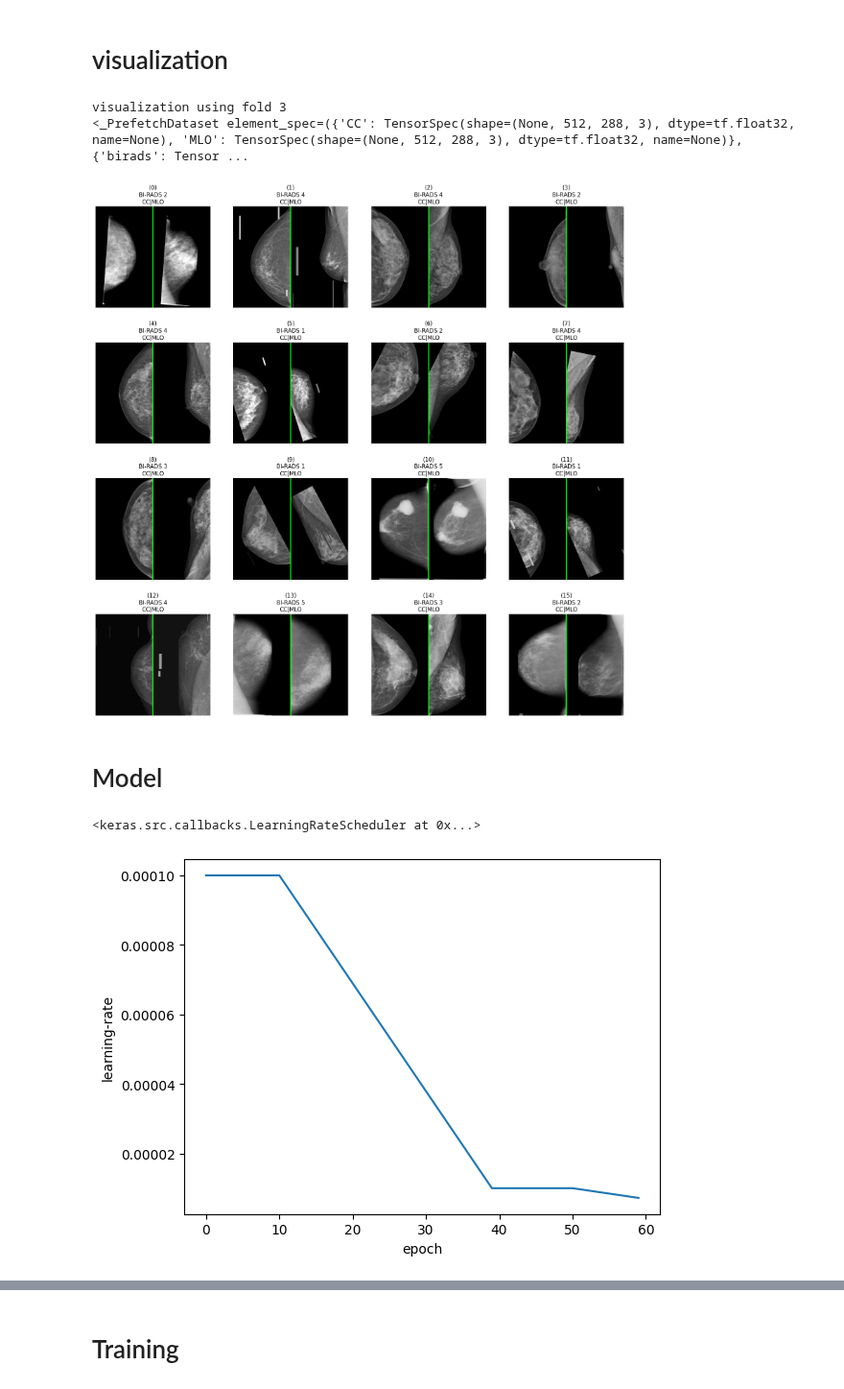
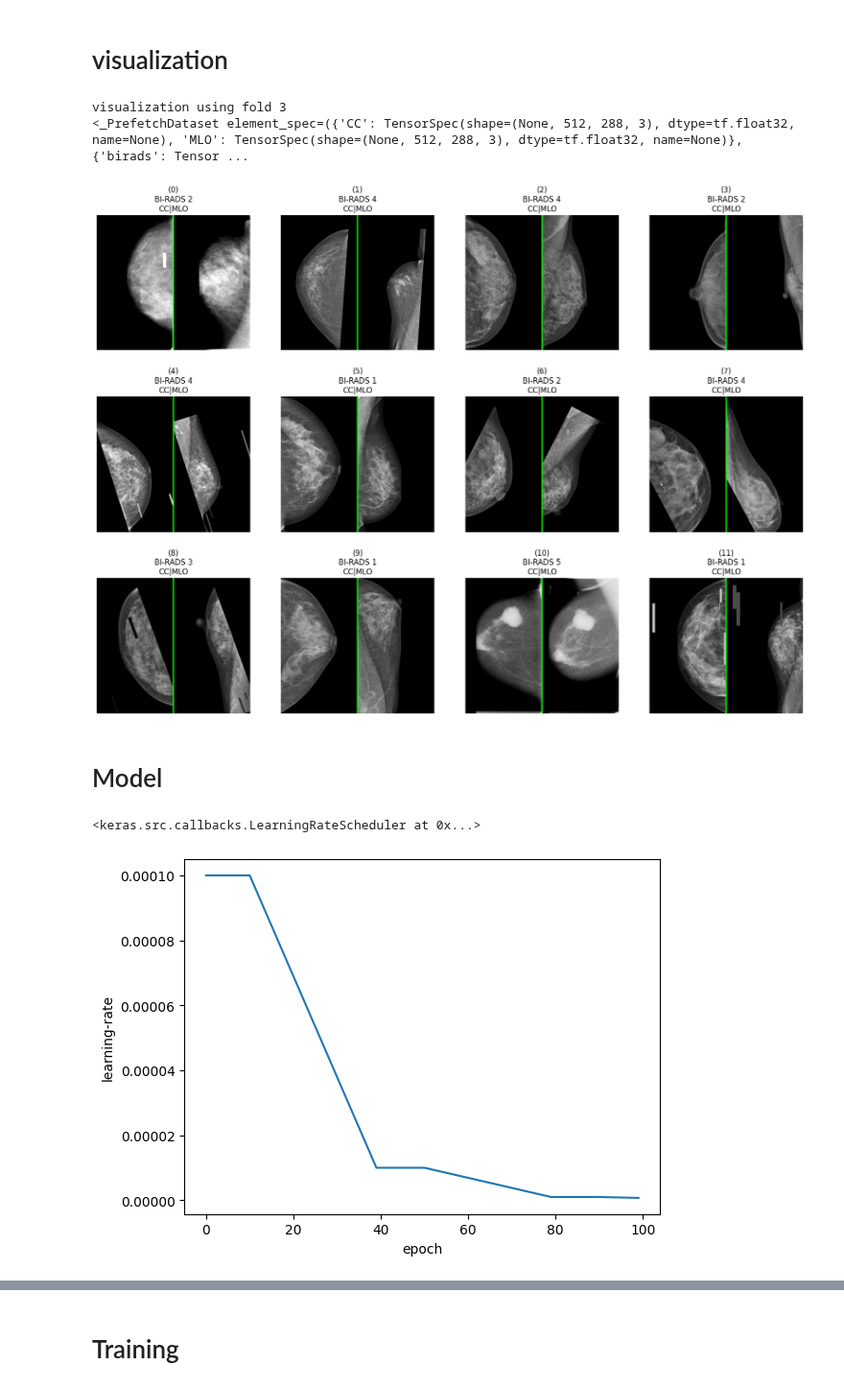
Before and after one commit to yunama47/Klasifikasi-Mammografi, a Jupyter notebook: kaggle_training_notebook.ipynb, the cells around one changed output, grey strips where cells are left out. Shown at 96% size. Cells and saved outputs as stored; diff of their text form; code cells hidden in the pictures.

```diff
--- a/kaggle_training_notebook.ipynb
+++ b/kaggle_training_notebook.ipynb
@@ -40,7 +40,7 @@ class D:
 
     #param for dataset
     image_size = (512,288)
-    batch_size = 2
+    batch_size = 12
     shuffle_buffer = 3000
     ds_type = "vindr-mammo" # {"all", "vindr-ammo", "cbis-ddsm"}
     dataset_balancing = "balanced"
@@ -57,13 +57,13 @@ class D:
     fusion_stage = 4
     fusion_index = 0
     fc_layers_depth = 1
-    fc_layers_dims = 64
+    fc_layers_dims = 32
 
     #param for training
     logs_dir="train_log"
-    epoch = 60
+    epoch = 40
     k = 4 # {3, 4, 5}
-    val_fold = 4 # {0 - (k-1)}
+    val_fold = 3 # {0 - (k-1)}
     lr = 1e-4
     loss_fn = lambda: {"birads":keras.losses.CategoricalCrossentropy(from_logits=True),
 #                        "compact":keras.losses.CategoricalCrossentropy(from_logits=True),
@@ -83,7 +83,6 @@ try :
     tf.tpu.experimental.initialize_tpu_system(resolver)
     strategy = tf.distribute.TPUStrategy(resolver)
     D.TPU = True
-    D.batch_size *= 8
 except ValueError:
     D.TPU = False
     strategy = tf.distribute.MirroredStrategy()
@@ -375,7 +374,7 @@ plt.show()
 # %% [output]
 visualization using fold 3
 <_PrefetchDataset element_spec=({'CC': TensorSpec(shape=(None, 512, 288, 3), dtype=tf.float32, name=None), 'MLO': TensorSpec(shape=(None, 512, 288, 3), dtype=tf.float32, name=None)}, {'birads': Tensor ...
-[figure, old version]
+[figure, new version]
 # %% [markdown]
 # Model
 # %%
@@ -442,35 +441,35 @@ def get_lr_callback(plot_schedule=False, EPOCHS=50, max_lr=1e-4, factor=0.1, sus
     LR_SUSTAIN_EPOCHS = sustain_epoch
     LR_DECAY_EPOCHS = decay_epoch
 
     def lrfn(epoch):
         i = epoch // (LR_SUSTAIN_EPOCHS+LR_DECAY_EPOCHS)
         epoch = epoch % (LR_SUSTAIN_EPOCHS+LR_DECAY_EPOCHS)
         lr_max = LR_START * FACTOR**i
         lr_min = LR_MIN * FACTOR**i
         if epoch < LR_SUSTAIN_EPOCHS:
             lr = lr_max
         elif epoch < (LR_SUSTAIN_EPOCHS + LR_DECAY_EPOCHS):
             decay_factor = (epoch-LR_SUSTAIN_EPOCHS)/(LR_DECAY_EPOCHS-1)
             lr = lr_max-decay_factor*(lr_max-lr_min)
         else:
             lr = lr_min
 
         return lr
 
     lrScheduler = keras.callbacks.LearningRateScheduler(lrfn, verbose=0)
 
     if plot_schedule:
         rng = [i for i in range(25 if EPOCHS < 25 else EPOCHS)]
         y = [lrfn(x) for x in rng]
         plt.xlabel("epoch")
         plt.ylabel("learning-rate")
         plt.plot(rng, y)
 
     return lrScheduler
-get_lr_callback(True, D.epoch)
+get_lr_callback(True, 100, decay_epoch=30)
 # %% [output]
 <keras.src.callbacks.LearningRateScheduler at 0x...>
-[figure, old version]
+[figure, new version]
 # %%
 def model_compile(model, lr=1e-4):
     model.compile(
```
Also changed, not shown: parts of 4 cells of this notebook.
